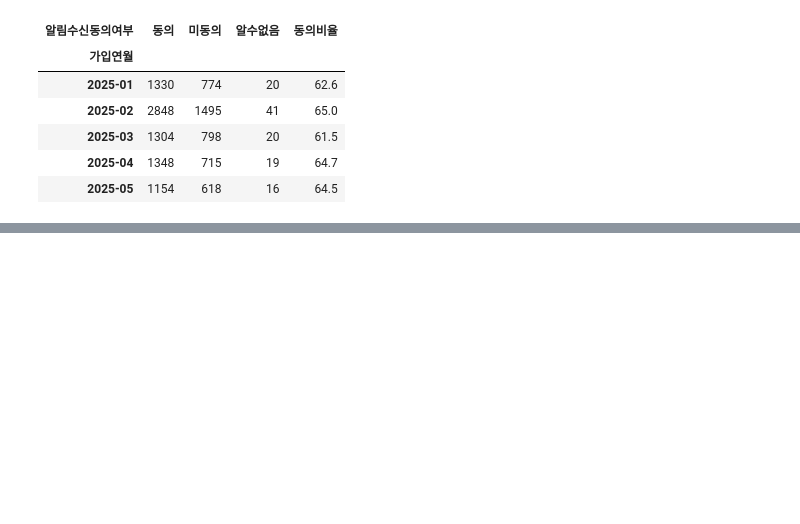
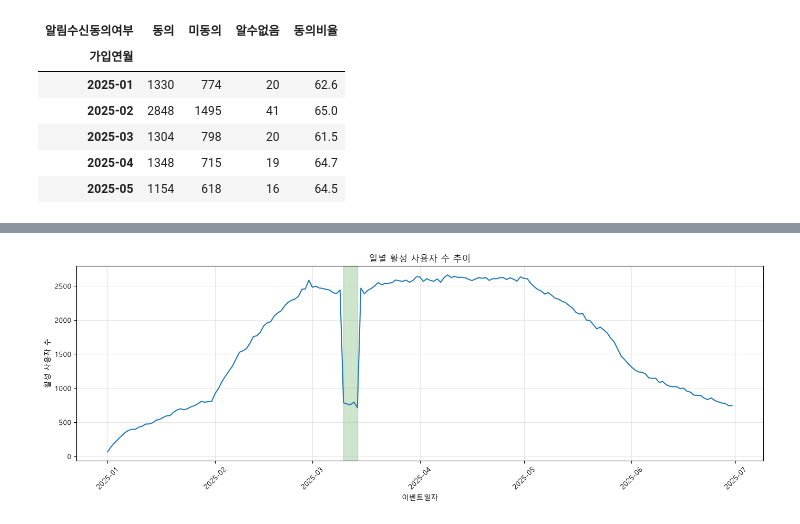
Before and after one commit to leegolem/Anti-Churn-Committee, a Jupyter notebook: notebooks/jeongsu/01eda.ipynb, the cells around one changed output, grey strips where cells are left out. Saved outputs shown, nothing was run; the diff lists cells and outputs as text; code cells hidden in the pictures; blank space fills up the shorter version.

```diff
--- a/notebooks/jeongsu/01eda.ipynb
+++ b/notebooks/jeongsu/01eda.ipynb
@@ -401,0 +427,4 @@ plt.show()
+# %%
+activity_df = event_df[
+    event_df["사용자활동여부"]
+].copy()
@@ -401,0 +433,20 @@ plt.show()
+# %%
+activity_df["Event_Time"] = pd.to_datetime(
+    activity_df["Event_Time"],
+    errors="coerce"
+)
+
+# 시간은 제거하고 날짜만 남기기
+activity_df["이벤트일자"] = (
+    activity_df["Event_Time"]
+    .dt.normalize()
+)
+# %%
+일별_활성사용자 = (
+    activity_df
+    .groupby("이벤트일자")["User_ID"]
+    .nunique()
+    .reset_index(name="활성사용자수")
+)
+
+일별_활성사용자.head()
@@ -401,0 +460,22 @@ plt.show()
+# %%
+plt.figure(figsize=(14, 5))
+
+plt.plot(
+    일별_활성사용자["이벤트일자"],
+    일별_활성사용자["활성사용자수"]
+)
+
+plt.title("일별 활성 사용자 수 추이")
+plt.xlabel("이벤트일자")
+plt.ylabel("활성 사용자 수")
+plt.axvspan(
+    pd.Timestamp('2025-03-10').date(),
+    pd.Timestamp('2025-03-14').date(),
+    color='green', alpha=0.2, label='로그 장애 구간 (3/10~14)'
+)
+plt.xticks(rotation=45)
+plt.grid(alpha=0.3)
+plt.tight_layout()
+plt.show()
+# %% [output]
+[figure, added]
```
Also changed, not shown: parts of 10 cells of this notebook.
